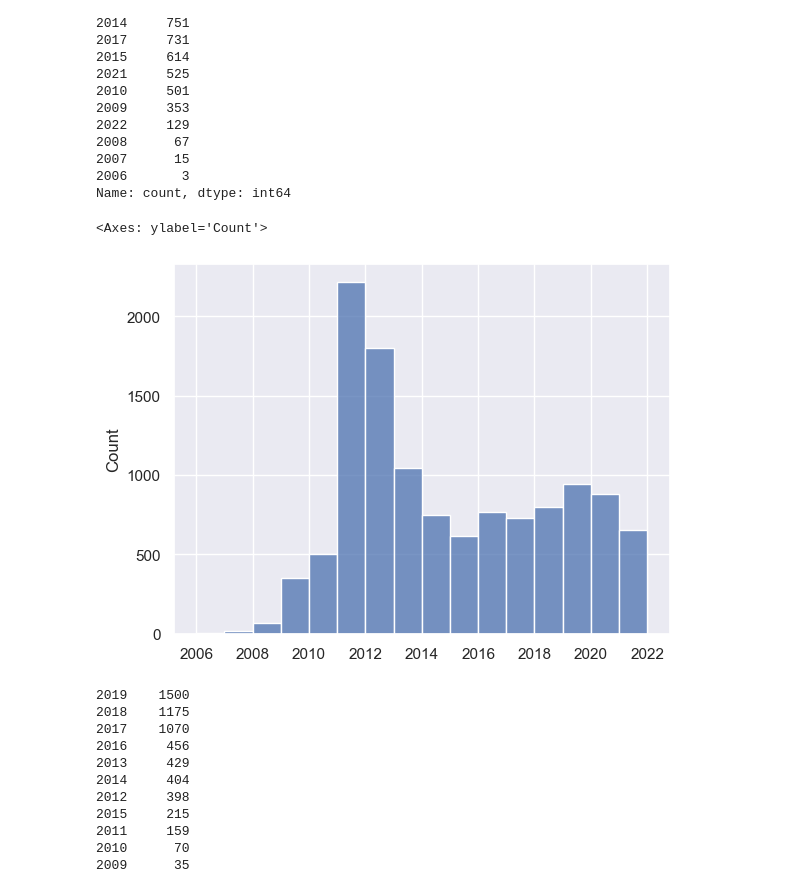
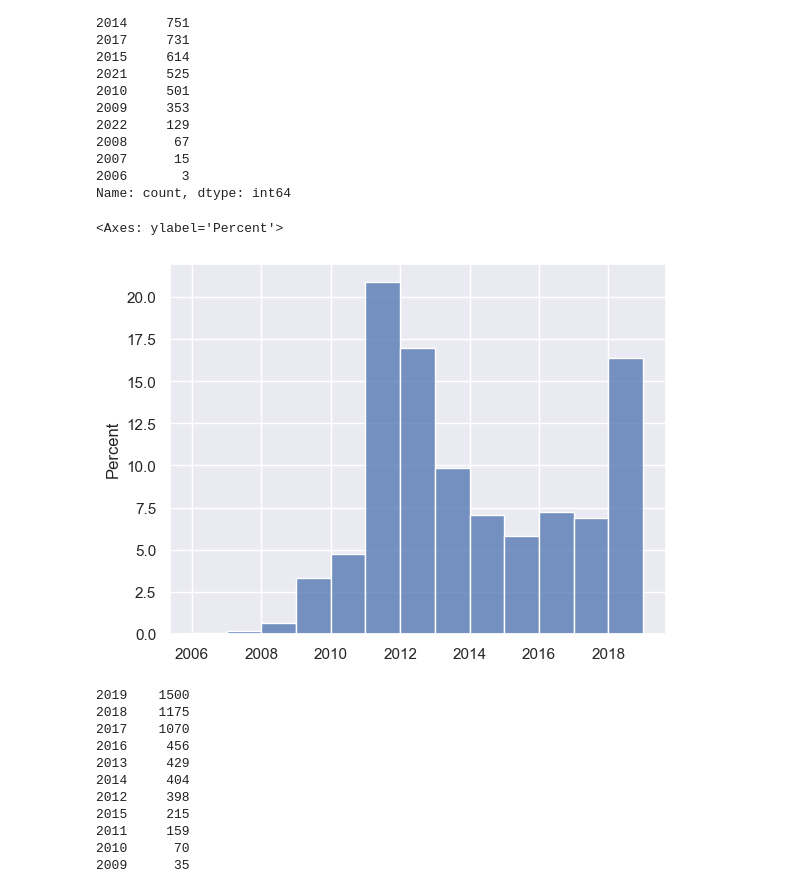
Before and after one commit to iSemantics-ai/Arabic-Propaganda-Detection, a Jupyter notebook: notebooks/lf_ideas_users.ipynb, the cells around one changed output. Saved outputs shown, nothing was run; the diff lists cells and outputs as text; code cells hidden in the pictures.

Commit message:
changed y-axis format to percentage

```diff
--- a/notebooks/lf_ideas_users.ipynb
+++ b/notebooks/lf_ideas_users.ipynb
@@ -493,10 +493,11 @@ pd.Series(gen_years).value_counts()
 2006       3
 Name: count, dtype: int64
 # %%
-sns.histplot(gen_years, bins=np.unique(gen_years))
+bins = list(filter(lambda x: x not in [2020, 2021, 2022], np.unique(gen_years)))
+sns.histplot(gen_years, bins=bins, stat="percent")
 # %% [output]
-<Axes: ylabel='Count'>
+<Axes: ylabel='Percent'>
-[figure, old version]
+[figure, new version]
 # %%
 pd.Series(prop_years).value_counts()
 # %% [output]
```
Also changed, not shown: parts of 10 cells of this notebook.
